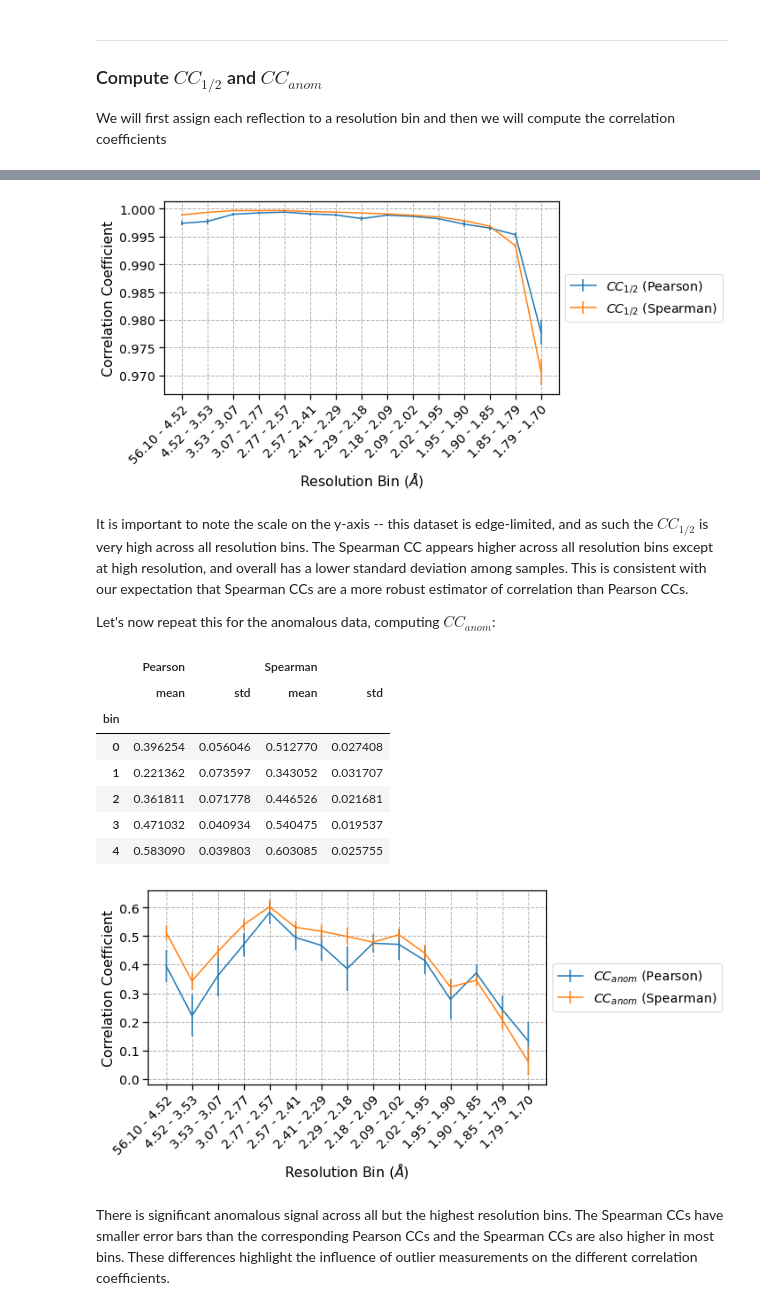
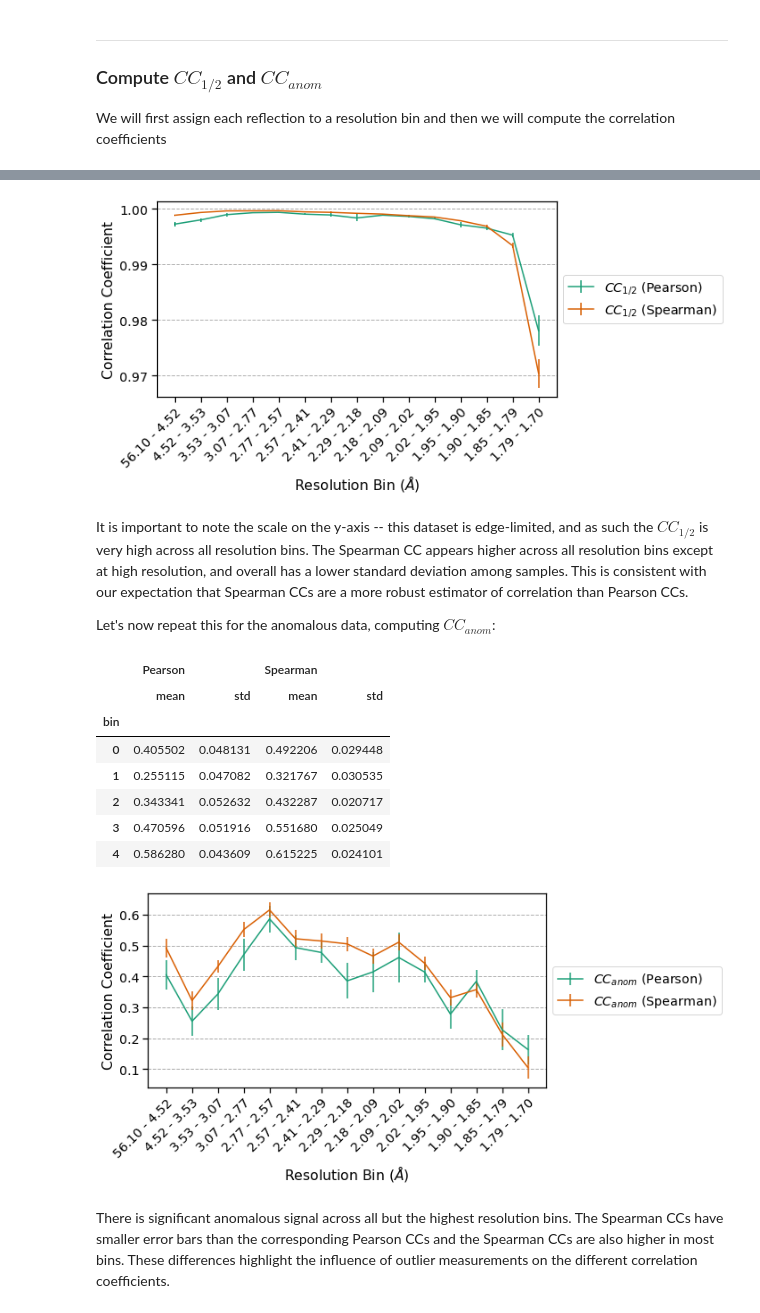
Before and after one commit to rs-station/reciprocalspaceship, a Jupyter notebook: docs/examples/2_mergingstats.ipynb, the cells around one changed output, grey strips where cells are left out. Saved outputs shown, nothing was run; the diff lists cells and outputs as text; code cells hidden in the pictures.

```diff
--- a/docs/examples/2_mergingstats.ipynb
+++ b/docs/examples/2_mergingstats.ipynb
@@ -231,17 +231,21 @@ results1.head()
 # %%
 plt.figure(figsize=(8, 4))
 plt.errorbar(results1.index, results1[("Pearson", "mean")],
-             yerr=results1[("Pearson", "std")], label=r"$CC_{1/2}$ (Pearson)")
+             yerr=results1[("Pearson", "std")],
+             color="#1b9e77",
+             label=r"$CC_{1/2}$ (Pearson)")
 plt.errorbar(results1.index, results1[("Spearman", "mean")],
-             yerr=results1[("Spearman", "std")], label=r"$CC_{1/2}$ (Spearman)")
+             yerr=results1[("Spearman", "std")],
+             color="#d95f02",
+             label=r"$CC_{1/2}$ (Spearman)")
 plt.xticks(results1.index, labels, rotation=45, ha='right', rotation_mode='anchor')
 plt.ylabel("Correlation Coefficient")
 plt.xlabel(r"Resolution Bin ($\AA$)")
 plt.legend(loc='center left', bbox_to_anchor=(1, 0.5))
-plt.grid(linestyle='--')
+plt.grid(axis="y", linestyle='--')
 plt.show()
 # %% [output]
-[figure, old version]
+[figure, new version]
 # %% [markdown]
 It is important to note the scale on the y-axis -- this dataset is edge-limited, and as such the $CC_{1/2}$ is very high across all resolution bins. The Spearman CC appears higher across all resolution bins except at high resolution, and overall has a lower standard deviation among samples.
 This is consistent with our expectation that Spearman CCs are a more robust estimator of correlation than Pearson CCs.
@@ -251,7 +255,8 @@ Let's now repeat this for the anomalous data, computing $CC_{anom}$:
 merged["ANOM1"] = merged["I(+)1"] - merged["I(-)1"]
 merged["ANOM2"] = merged["I(+)2"] - merged["I(-)2"]
 
-groupby2 = merged.groupby(["sample", "bin"])[["ANOM1", "ANOM2"]]
+# Similar to CChalf, but we will only look at acentric reflections
+groupby2 = merged.acentrics.groupby(["sample", "bin"])[["ANOM1", "ANOM2"]]
 pearson2 = groupby2.corr(method="pearson").unstack().loc[:, ("ANOM1", "ANOM2")]
 pearson2.name = "Pearson"
 spearman2 = groupby2.corr(method="spearman").unstack().loc[:, ("ANOM1", "ANOM2")]
@@ -264,25 +269,29 @@ results2.head()
 |  | Pearson |  | Spearman |  |
 |  | mean | std | mean | std |
 | bin |  |  |  |  |
-| 0 | 0.396254 | 0.056046 | 0.512770 | 0.027408 |
-| 1 | 0.221362 | 0.073597 | 0.343052 | 0.031707 |
-| 2 | 0.361811 | 0.071778 | 0.446526 | 0.021681 |
-| 3 | 0.471032 | 0.040934 | 0.540475 | 0.019537 |
-| 4 | 0.583090 | 0.039803 | 0.603085 | 0.025755 |
+| 0 | 0.405502 | 0.048131 | 0.492206 | 0.029448 |
+| 1 | 0.255115 | 0.047082 | 0.321767 | 0.030535 |
+| 2 | 0.343341 | 0.052632 | 0.432287 | 0.020717 |
+| 3 | 0.470596 | 0.051916 | 0.551680 | 0.025049 |
+| 4 | 0.586280 | 0.043609 | 0.615225 | 0.024101 |
 # %%
 plt.figure(figsize=(8, 4))
 plt.errorbar(results2.index, results2[("Pearson", "mean")],
-             yerr=results2[("Pearson", "std")], label=r"$CC_{anom}$ (Pearson)")
+             yerr=results2[("Pearson", "std")],
+             color="#1b9e77",
+             label=r"$CC_{anom}$ (Pearson)")
 plt.errorbar(results2.index, results2[("Spearman", "mean")],
-             yerr=results2[("Spearman", "std")], label=r"$CC_{anom}$ (Spearman)")
+             yerr=results2[("Spearman", "std")],
+             color="#d95f02",
+             label=r"$CC_{anom}$ (Spearman)")
 plt.xticks(results2.index, labels, rotation=45, ha='right', rotation_mode='anchor')
 plt.ylabel("Correlation Coefficient")
 plt.xlabel(r"Resolution Bin ($\AA$)")
 plt.legend(loc='center left', bbox_to_anchor=(1, 0.5))
-plt.grid(linestyle='--')
+plt.grid(axis="y", linestyle='--')
 plt.show()
 # %% [output]
-[figure, old version]
+[figure, new version]
 # %% [markdown]
 There is significant anomalous signal across all but the highest resolution bins. The Spearman CCs have smaller error bars than the corresponding Pearson CCs and the Spearman CCs are also higher in most bins. These differences highlight the influence of outlier measurements on the different correlation coefficients.
 # %% [markdown]
```
Also changed, not shown: parts of 8 cells of this notebook, 9 other files.
